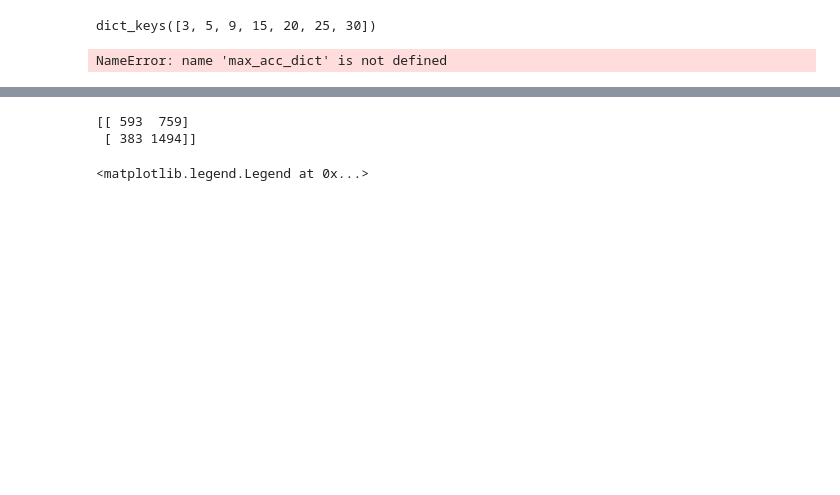
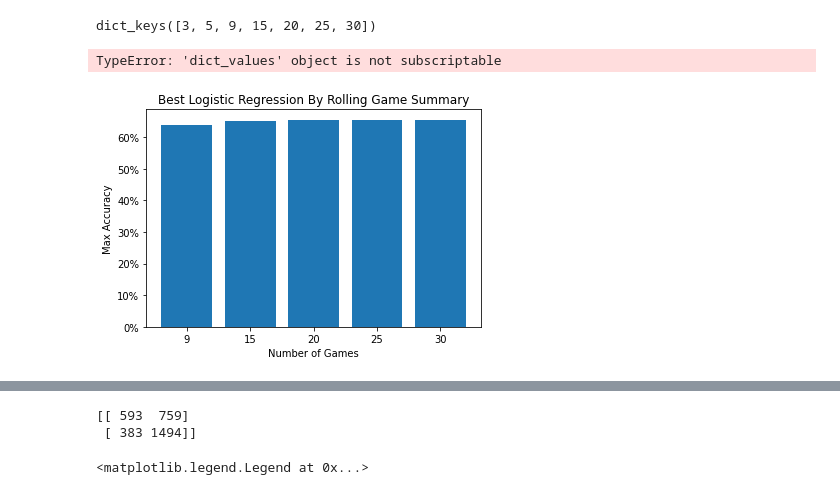
Before and after one commit to Tjrichards1300/NBAPredictions, a Jupyter notebook: code/Models/LogisticRegression.ipynb, the cells around one changed output, grey strips where cells are left out. Drawn from its saved outputs; the diff is of its cells as text; code cells hidden in the pictures; blank space fills up the shorter version.

```diff
--- a/code/Models/LogisticRegression.ipynb
+++ b/code/Models/LogisticRegression.ipynb
@@ -108,23 +113,19 @@ max_acc_dict.keys()
 # %% [output]
 dict_keys([3, 5, 9, 15, 20, 25, 30])
 # %%
-graph_dict = {9:"Rolling9GamesCleaned.csv",
-             15: "Rolling15GamesCleaned.csv",
-             20: "Rolling20GamesCleaned.csv",
-             25: "Rolling25GamesCleaned.csv",
-             30: "Rolling25GamesCleaned.csv"
-             }
+
 
 rolling_games = [str(k) for k in max_acc_dict.keys()]
 max_acc_perc = [i*100 for i in max_acc_dict.values()]
 fig, ax = plt.subplots()
-bars = ax.bar(rolling_games[2:],max_acc_perc[2:])
+bars = ax.bar(rolling_games,max_acc_perc)
 plt.xlabel("Number of Games")
 plt.ylabel("Max Accuracy")
 plt.title("Best Logistic Regression By Rolling Game Summary")
 ax.yaxis.set_major_formatter(mtick.PercentFormatter())
-_ = ax.bar_label(bars, labels=['{:.2%}'.format(i) for i in max_acc_dict.values()[2:]])
+_ = ax.bar_label(bars, labels=['{:.2%}'.format(i) for i in max_acc_dict.values()])
 # %% [output]
-NameError: name 'max_acc_dict' is not defined
+TypeError: 'dict_values' object is not subscriptable
+[figure, added]
 # %%
 heat_map_arr = []
```
Also changed, not shown: parts of 6 cells of this notebook, 1 other file.
